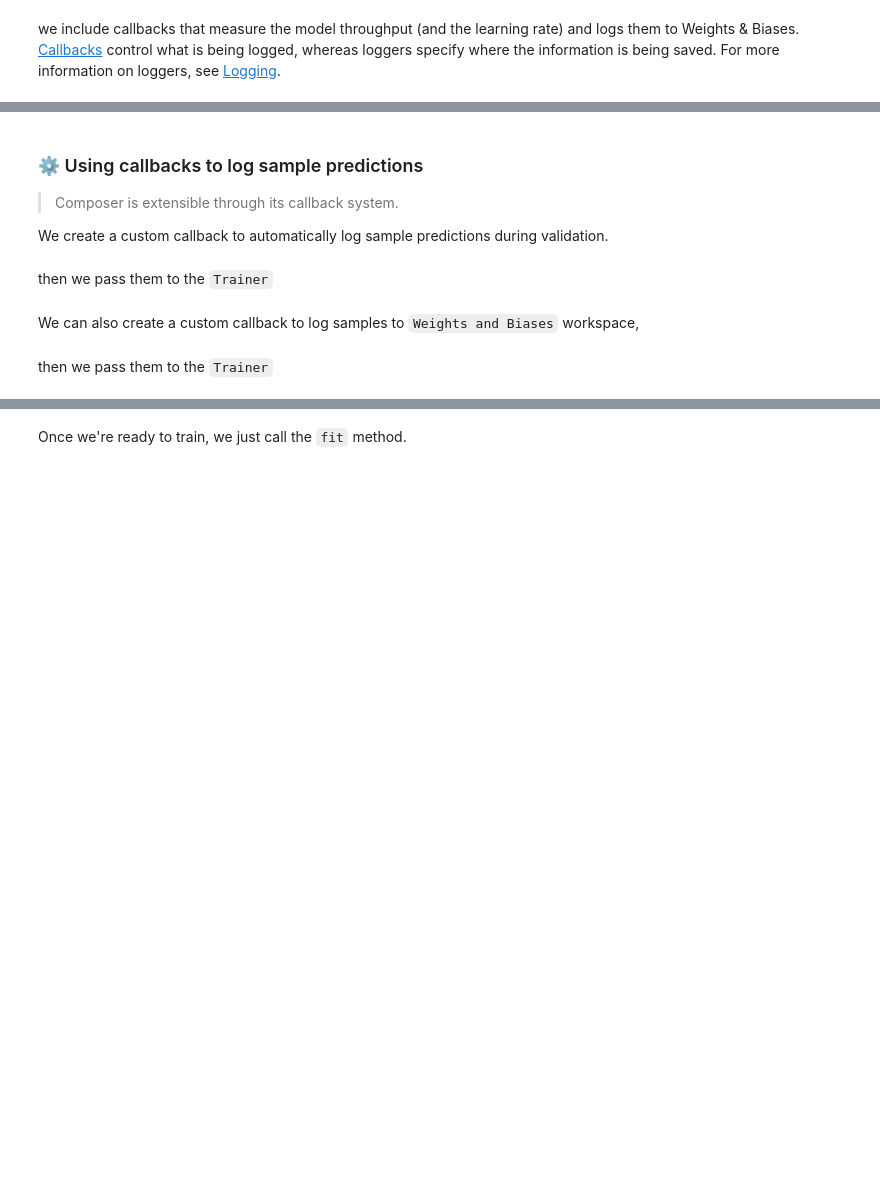
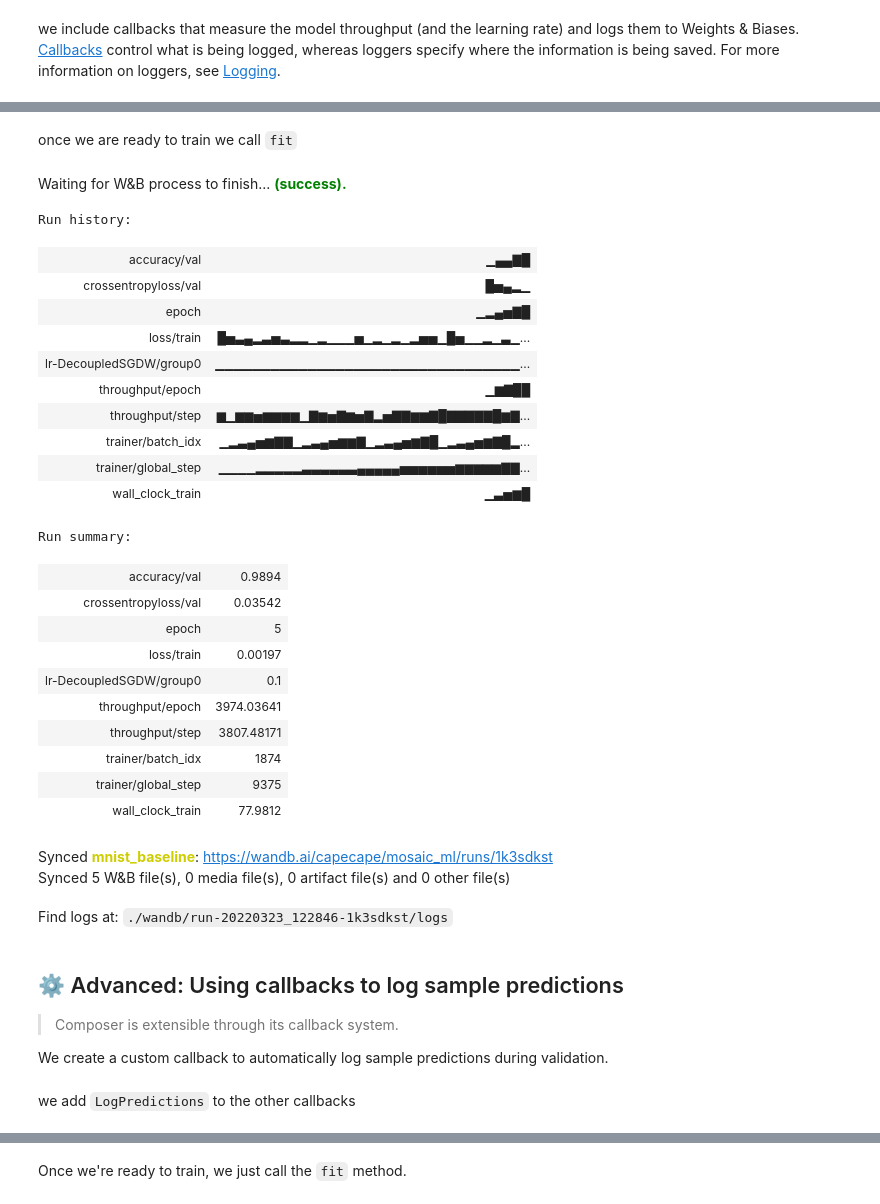
Before and after one commit to wandb/examples, a Jupyter notebook: colabs/mosaicml/MosaicML_Composer_and_wandb.ipynb, the cells around one changed output, grey strips where cells are left out. Saved outputs shown, nothing was run; the diff lists cells and outputs as text; code cells hidden in the pictures; blank space fills up the shorter version.

Commit message:
move cb to advanced section

```diff
--- a/colabs/mosaicml/MosaicML_Composer_and_wandb.ipynb
+++ b/colabs/mosaicml/MosaicML_Composer_and_wandb.ipynb
@@ -113,3 +133,15 @@ callbacks = [LRMonitor(),    # Logs the learning rate
             ]
 # %% [markdown]
 we include callbacks that measure the model throughput (and the learning rate) and logs them to Weights & Biases. [Callbacks](https://docs.mosaicml.com/en/latest/trainer/callbacks.html) control what is being logged, whereas loggers specify where the information is being saved. For more information on loggers, see [Logging](https://docs.mosaicml.com/en/latest/trainer/logging.html).
+# %%
+trainer = Trainer(
+    model=model,
+    train_dataloader=train_dataloader,
+    eval_dataloader=eval_dataloader,
+    max_duration=f"{EPOCHS}ep",
+    loggers=loggers,
+    callbacks=callbacks,
+    device="gpu",     # to train on GPU
+    precision="amp",  # use mixed precision training, nice speed bump
+
+)
@@ -116,5 +153,36 @@ we include callbacks that measure the model throughput (and the learning rate) a
+# %% [markdown]
+once we are ready to train we call `fit`
+# %%
+trainer.fit()
+# %% [output]
+Waiting for W&B process to finish... (success).
+Run history:
+| accuracy/val | ▁▄▄▇█ |
+| crossentropyloss/val | █▅▄▂▁ |
+| epoch | ▁▂▄▅▇█ |
+| loss/train | █▅▃▄▂▃▅▃▂▂▁▂▁▁▁▅▁▂▁▂▁▂▅▅▁█▅▁▁▂▁▃▁... |
+| lr-DecoupledSGDW/group0 | ▁▁▁▁▁▁▁▁▁▁▁▁▁▁▁▁▁▁▁▁▁▁▁▁▁▁▁▁▁▁▁▁▁... |
+| throughput/epoch | ▁▆▇██ |
+| throughput/step | ▆▁▆▆▅▆▆▆▆▁▇▆▅▇▆▅▇▂▅▇▇▆▆▇█▇▇▇▇▇█▆▇... |
+| trainer/batch_idx | ▁▂▃▄▅▆▇▇▁▂▃▄▅▆▆▇▁▂▃▄▅▆▇█▁▂▃▄▅▆▇█▂... |
+| trainer/global_step | ▁▁▁▁▂▂▂▂▂▃▃▃▃▃▃▄▄▄▄▄▅▅▅▅▅▅▆▆▆▆▆▇▇... |
+| wall_clock_train | ▁▃▅▆█ |
+Run summary:
+| accuracy/val | 0.9894 |
+| crossentropyloss/val | 0.03542 |
+| epoch | 5 |
+| loss/train | 0.00197 |
+| lr-DecoupledSGDW/group0 | 0.1 |
+| throughput/epoch | 3974.03641 |
+| throughput/step | 3807.48171 |
+| trainer/batch_idx | 1874 |
+| trainer/global_step | 9375 |
+| wall_clock_train | 77.9812 |
+Synced mnist_baseline: https://wandb.ai/capecape/mosaic_ml/runs/1k3sdkst
+Synced 5 W&B file(s), 0 media file(s), 0 artifact file(s) and 0 other file(s)
+Find logs at: ./wandb/run-20220323_122846-1k3sdkst/logs
 # %% [markdown]
-### ⚙️ Using callbacks to log sample predictions
+## ⚙️ Advanced: Using callbacks to log sample predictions
 
 > Composer is extensible through its callback system.
 
@@ -149,7 +190,3 @@ callbacks.append(LogPredictions())
-# %% [markdown]
-then we pass them to the `Trainer`
-# %% [markdown]
-We can also create a custom callback to log samples to `Weights and Biases` workspace,
 # %%
 class LogPredictions(Callback):
     def __init__(self, num_samples=100):
@@ -172,10 +209,10 @@ class LogPredictions(Callback):
         columns = ['image', 'ground truth', 'prediction']
         table = wandb.Table(columns=columns, data=self.data[:self.num_samples])
         wandb.log({'predictions_table':table}, step=int(state.timer.batch))
+# %% [markdown]
+we add `LogPredictions` to the other callbacks
 # %%
 callbacks.append(LogPredictions())
-# %% [markdown]
-then we pass them to the `Trainer`
 # %%
 trainer = Trainer(
     model=model,
```
Also changed, not shown: parts of 10 cells of this notebook.
